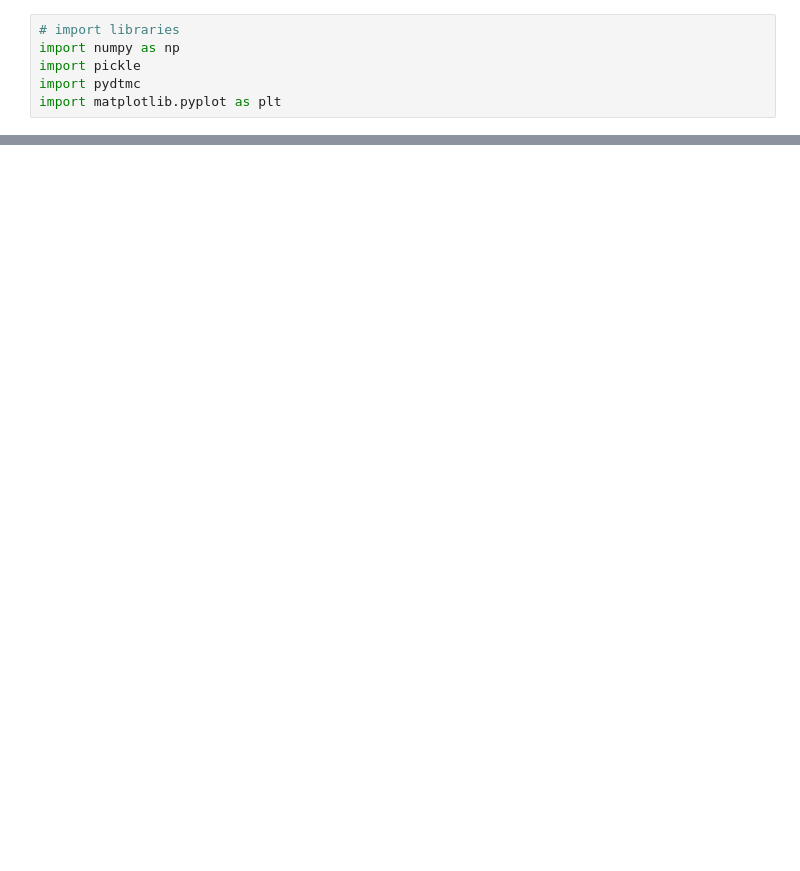
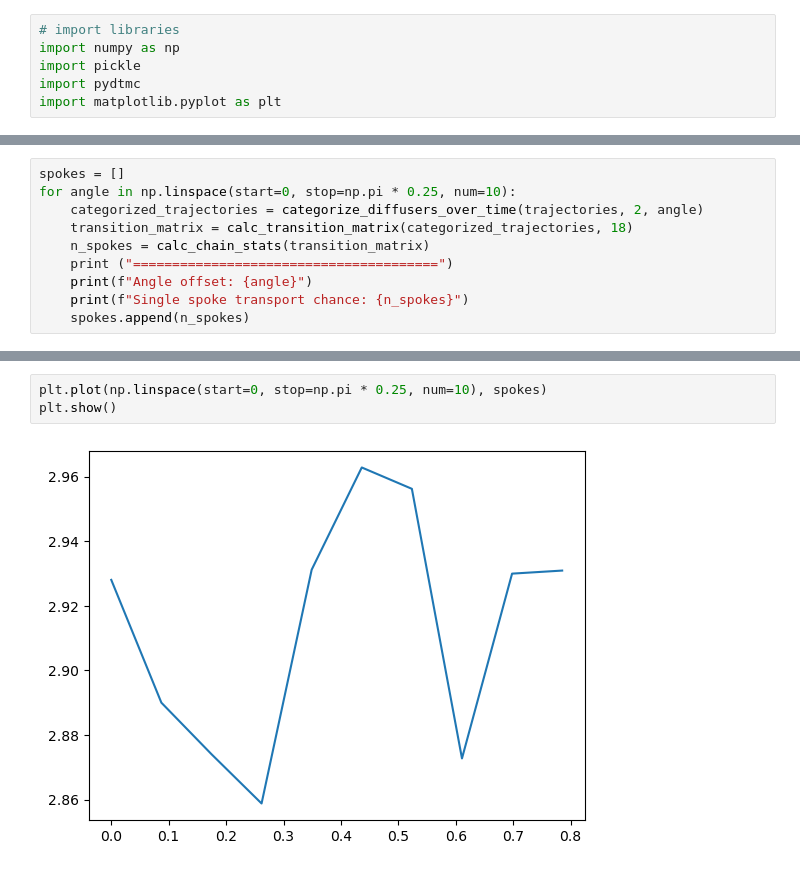
Before and after one commit to ravehlab/iMSM, a Jupyter notebook: spatial_markov_chain.ipynb, the cells around one changed output, grey strips where cells are left out. Saved outputs shown, nothing was run; the diff lists cells and outputs as text; blank space fills up the shorter version.

```diff
--- a/spatial_markov_chain.ipynb
+++ b/spatial_markov_chain.ipynb
@@ -161,0 +230,10 @@ print(tot_uniques / reached_end_sims)
+# %%
+spokes = []
+for angle in np.linspace(start=0, stop=np.pi * 0.25, num=10):
+    categorized_trajectories = categorize_diffusers_over_time(trajectories, 2, angle)
+    transition_matrix = calc_transition_matrix(categorized_trajectories, 18)
+    n_spokes = calc_chain_stats(transition_matrix)
+    print ("=======================================")
+    print(f"Angle offset: {angle}")
+    print(f"Single spoke transport chance: {n_spokes}")
+    spokes.append(n_spokes)
@@ -161,0 +258,5 @@ print(tot_uniques / reached_end_sims)
+# %%
+plt.plot(np.linspace(start=0, stop=np.pi * 0.25, num=10), spokes)
+plt.show()
+# %% [output]
+[figure, added]
```
Also changed, not shown: parts of 12 cells of this notebook, 4 other files.
